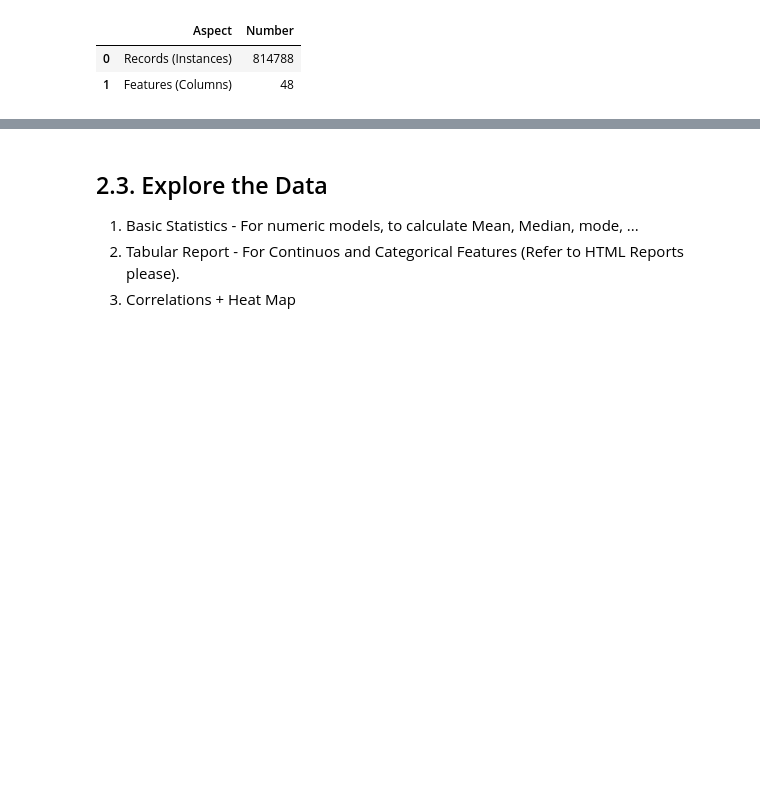
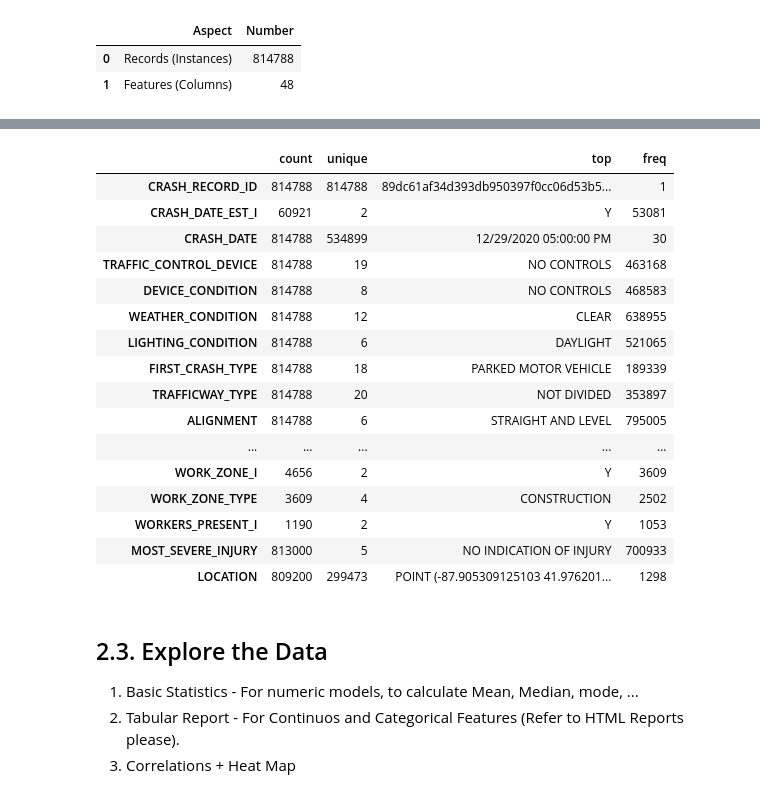
Before and after one commit to mm-khiet/project_dal, a Jupyter notebook: injury_prediction.ipynb, the cells around one changed output, grey strips where cells are left out. Cells and saved outputs as stored; diff of their text form; code cells hidden in the pictures; blank space fills up the shorter version.

```diff
--- a/injury_prediction.ipynb
+++ b/injury_prediction.ipynb
@@ -77,5 +142,23 @@ continuous_features_transpose_df
 # %%
 # 2.2.5. Categorical Features Tabular Report
-categorical_features_df = df.describe(exclude=['number'])
-categorical_features_transpose_df = categorical_features_df.transpose()
-categorical_features_transpose_df
+categorical_features_tabular_report_df = df.describe(exclude=['number'])
+categorical_features_transpose_tabular_report_df = categorical_features_tabular_report_df.transpose()
+categorical_features_transpose_tabular_report_df
+# %% [output]
+|  | count | unique | top | freq |
+| CRASH_RECORD_ID | 814788 | 814788 | 89dc61af34d393db950397f0cc06d53b5... | 1 |
+| CRASH_DATE_EST_I | 60921 | 2 | Y | 53081 |
+| CRASH_DATE | 814788 | 534899 | 12/29/2020 05:00:00 PM | 30 |
+| TRAFFIC_CONTROL_DEVICE | 814788 | 19 | NO CONTROLS | 463168 |
+| DEVICE_CONDITION | 814788 | 8 | NO CONTROLS | 468583 |
+| WEATHER_CONDITION | 814788 | 12 | CLEAR | 638955 |
+| LIGHTING_CONDITION | 814788 | 6 | DAYLIGHT | 521065 |
+| FIRST_CRASH_TYPE | 814788 | 18 | PARKED MOTOR VEHICLE | 189339 |
+| TRAFFICWAY_TYPE | 814788 | 20 | NOT DIVIDED | 353897 |
+| ALIGNMENT | 814788 | 6 | STRAIGHT AND LEVEL | 795005 |
+| ... | ... | ... | ... | ... |
+| WORK_ZONE_I | 4656 | 2 | Y | 3609 |
+| WORK_ZONE_TYPE | 3609 | 4 | CONSTRUCTION | 2502 |
+| WORKERS_PRESENT_I | 1190 | 2 | Y | 1053 |
+| MOST_SEVERE_INJURY | 813000 | 5 | NO INDICATION OF INJURY | 700933 |
+| LOCATION | 809200 | 299473 | POINT (-87.905309125103 41.976201... | 1298 |
```
Also changed, not shown: parts of 38 cells of this notebook, 1 other file.
